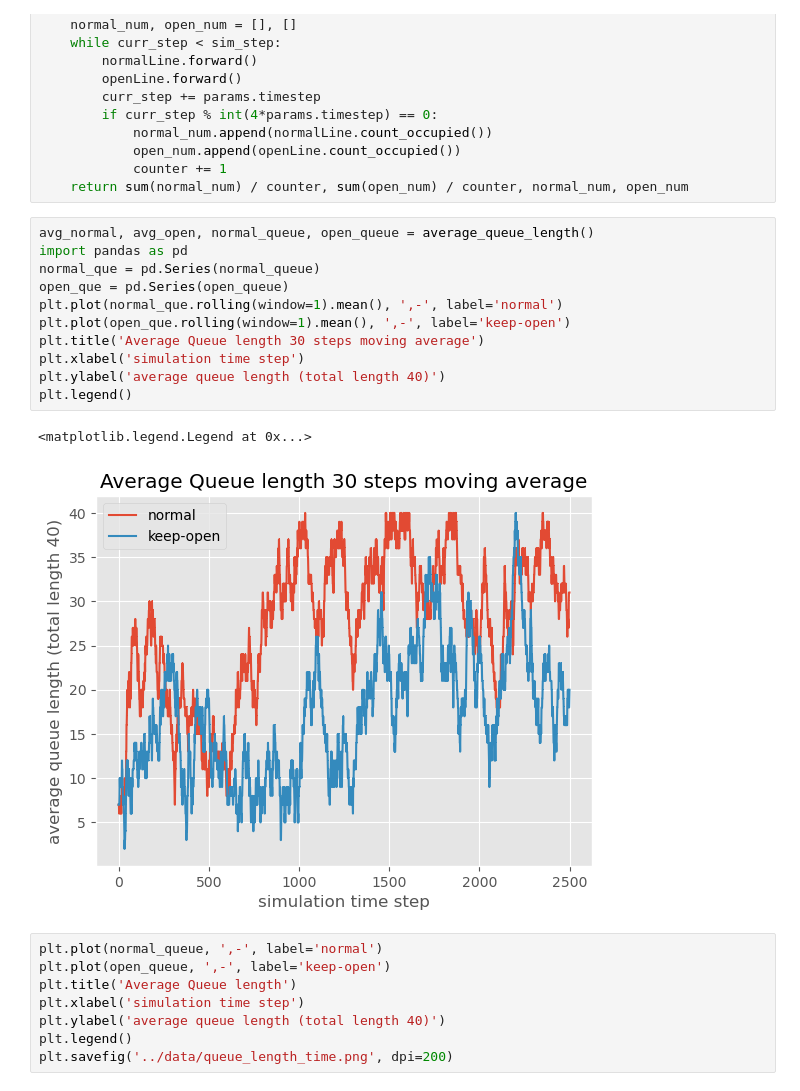
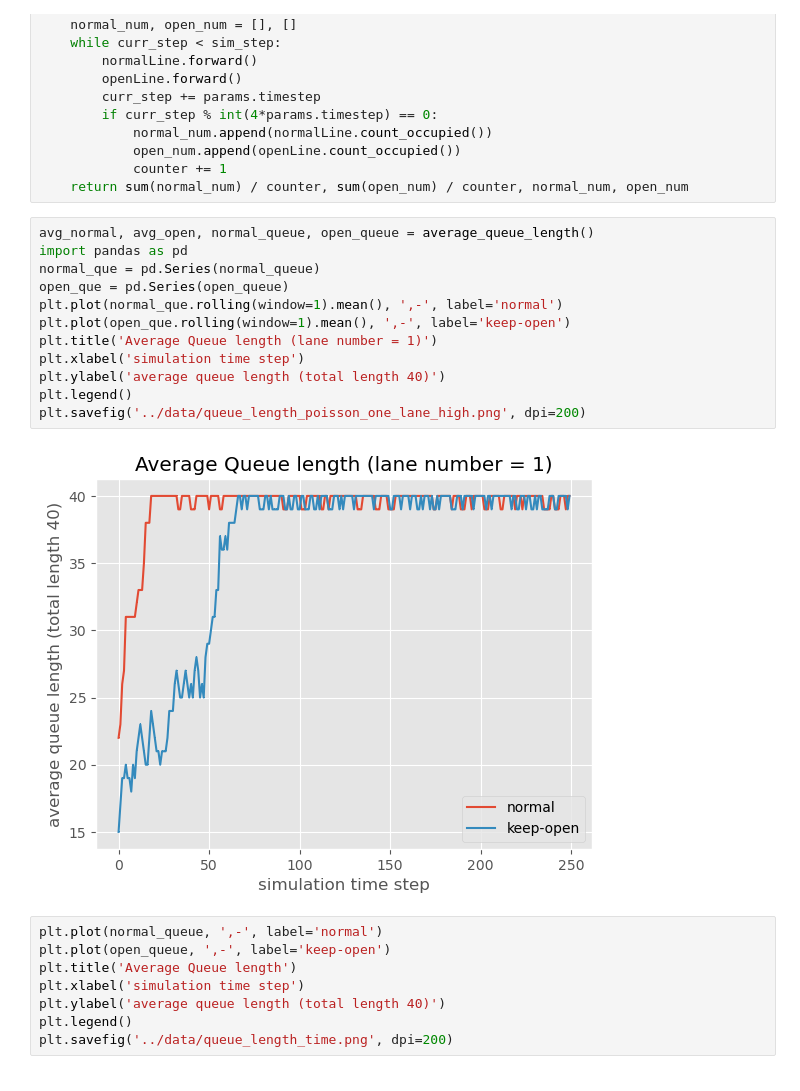
Before and after one commit to Mr-Wonderfool/Queueing-Theory-Application, a Jupyter notebook: models/SingleLineSimulation.ipynb, the cells around one changed output. Saved outputs shown, nothing was run; the diff lists cells and outputs as text.

Commit message:
poisson and multi-line

```diff
--- a/models/SingleLineSimulation.ipynb
+++ b/models/SingleLineSimulation.ipynb
@@ -74,17 +77,17 @@ def average_queue_length():
 # %%
 avg_normal, avg_open, normal_queue, open_queue = average_queue_length()
 import pandas as pd
 normal_que = pd.Series(normal_queue)
 open_que = pd.Series(open_queue)
 plt.plot(normal_que.rolling(window=1).mean(), ',-', label='normal')
 plt.plot(open_que.rolling(window=1).mean(), ',-', label='keep-open')
-plt.title('Average Queue length 30 steps moving average')
+plt.title('Average Queue length (lane number = 1)')
 plt.xlabel('simulation time step')
 plt.ylabel('average queue length (total length 40)')
 plt.legend()
+plt.savefig('../data/queue_length_poisson_one_lane_high.png', dpi=200)
 # %% [output]
-<matplotlib.legend.Legend at 0x...>
-[figure, old version]
+[figure, new version]
 # %%
 plt.plot(normal_queue, ',-', label='normal')
 plt.plot(open_queue, ',-', label='keep-open')
```
Also changed, not shown: parts of 3 cells of this notebook, 23 other files.
